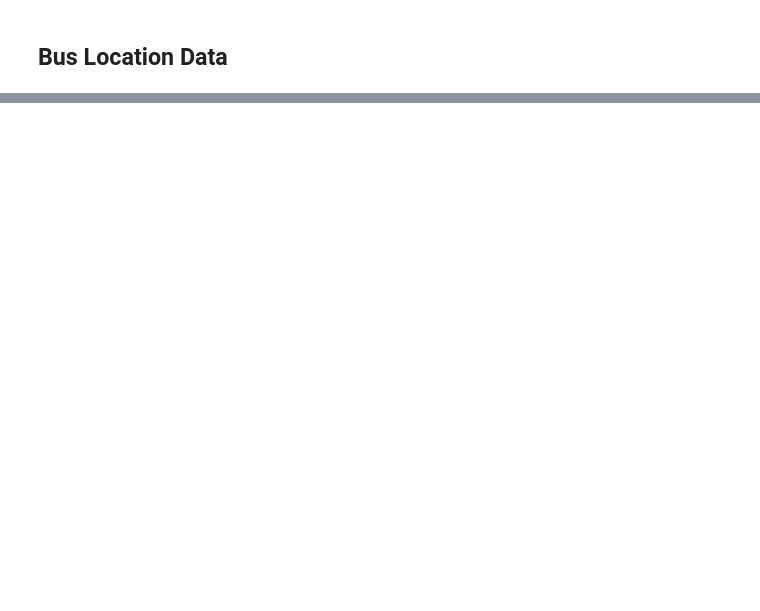
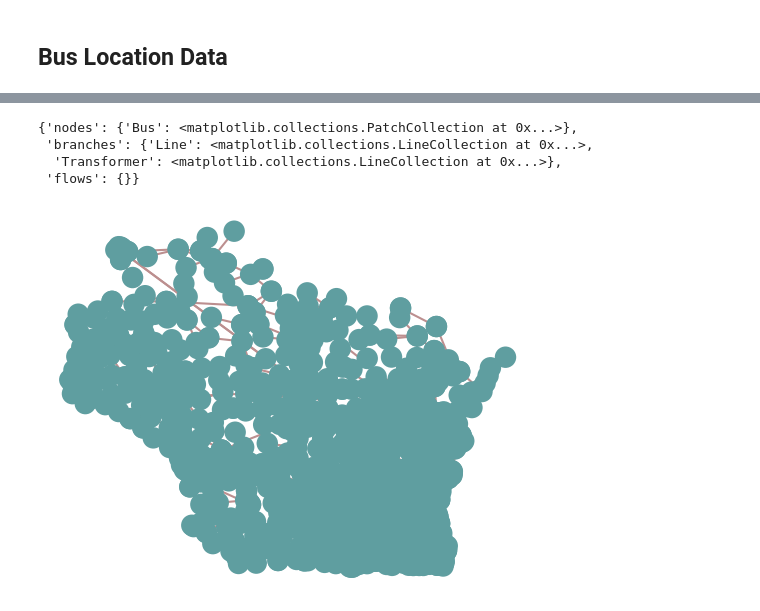
Before and after one commit to samgdotson/energy-lab, a Jupyter notebook: Midwest24k/notebooks/read_matpower.ipynb, the cells around one changed output, grey strips where cells are left out. Cells and saved outputs as stored; diff of their text form; code cells hidden in the pictures; blank space fills up the shorter version.

```diff
--- a/Midwest24k/notebooks/read_matpower.ipynb
+++ b/Midwest24k/notebooks/read_matpower.ipynb
@@ -221,0 +257,19 @@ ax.set_axis_off()
+# %%
+gen_costs = components['generator cost']
+# %%
+for i, row in tqdm(components['generator'].iterrows()):
+    n.add(
+        "Generator",
+        name = f"Bus {row.GEN_BUS} {row.carrier}",
+        bus = row.GEN_BUS,
+        carrier = row.carrier,
+        type=row.unit_type,
+        p_nom=row.PMAX,
+        p_nom_extendable=False,
+        p_max_pu=1.0,
+        p_min_pu=row.PMIN/row.PMAX,
+        marginal_cost=gen_costs.loc[i, 6],
+        marginal_cost_quadratic=gen_costs.loc[i, 5],
+        stand_by_cost=gen_costs.loc[i,7],
+        committable=(row.PMIN>0)
+    )
@@ -221,0 +279,12 @@ ax.set_axis_off()
+# %%
+for i, row in tqdm(components['branch'].iterrows()):
+    comp_type = "Transformer" if (row.TAP > 0) else "Line"
+    n.add(
+        comp_type,
+        name=f"{int(row.F_BUS)}_{int(row.T_BUS)}_{int(row.NUMBER)}",
+        bus0=int(row.F_BUS),
+        bus1=int(row.T_BUS),
+        x=row.BR_X,
+        r=row.BR_R,
+        v_ang_min=row.ANGMIN,
+    )
@@ -221,0 +304,14 @@ ax.set_axis_off()
+# %%
+for i, row in tqdm(components['bus'].iterrows()):
+    if row.PD > 0:
+        n.add(
+            "Load",
+            name=f'Bus {row.BUS_I} Load',
+            bus=int(row.BUS_I),
+            carrier='AC',
+            p_set=row.PD,
+            q_set=row.QD,
+        )
+# %%
+n.plot()
+# %% [output]
@@ -221,0 +320,5 @@ ax.set_axis_off()
+{'nodes': {'Bus': <matplotlib.collections.PatchCollection at 0x...>},
+ 'branches': {'Line': <matplotlib.collections.LineCollection at 0x...>,
+  'Transformer': <matplotlib.collections.LineCollection at 0x...>},
+ 'flows': {}}
+[figure, added]
```
Also changed, not shown: parts of 28 cells of this notebook, 2 other files.
